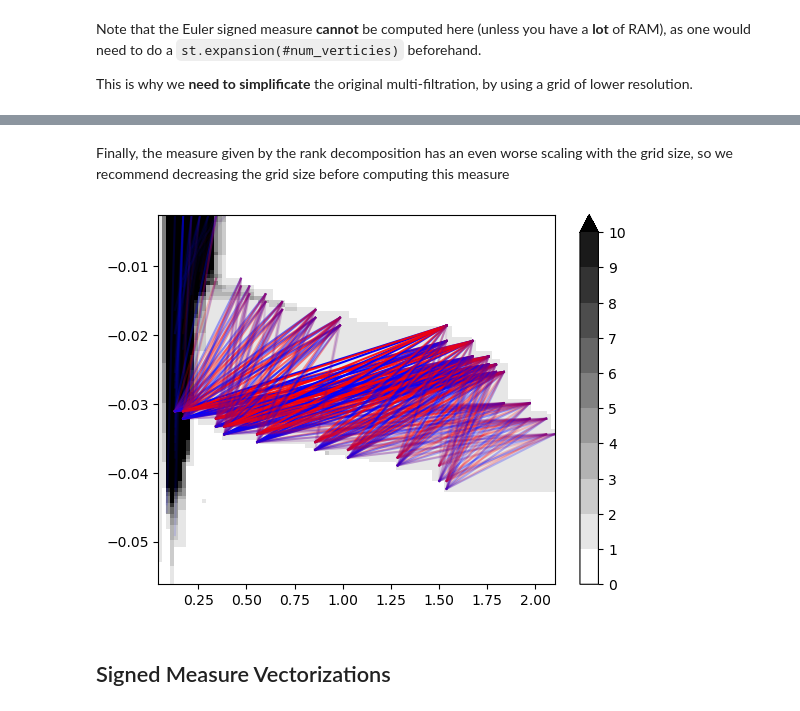
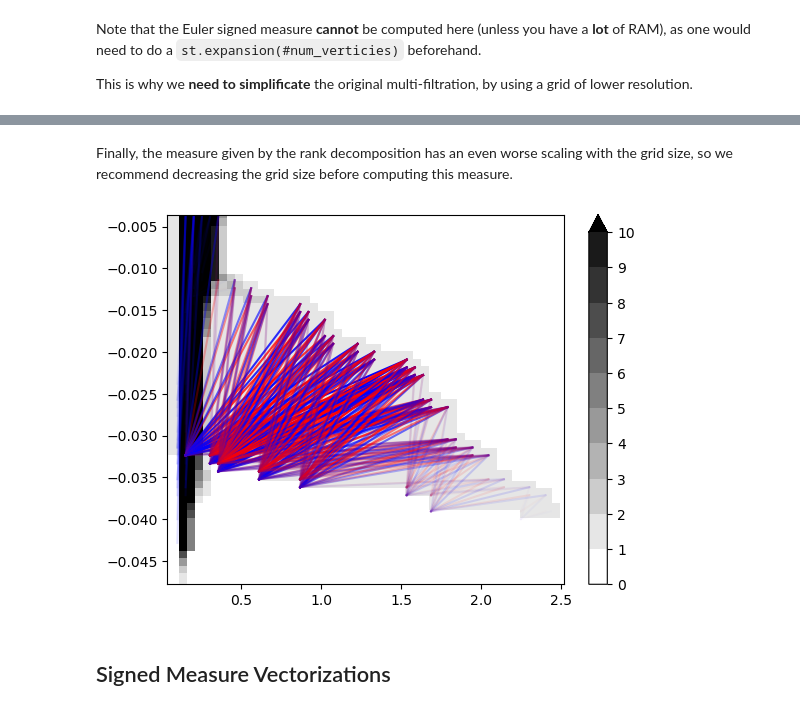
Before and after one commit to DavidLapous/multipers, a Jupyter notebook: docs/notebooks/simplex_tree_by_hand.ipynb, the cells around one changed output, grey strips where cells are left out. Cells and saved outputs as stored; diff of their text form; code cells hidden in the pictures.

```diff
--- a/docs/notebooks/simplex_tree_by_hand.ipynb
+++ b/docs/notebooks/simplex_tree_by_hand.ipynb
@@ -3,8 +4,6 @@ import multipers as mp
 import numpy as np
 import gudhi as gd
 import matplotlib.pyplot as plt
-# %%
-mp.simplex_tree_multi.SAFE_CONVERSION=True ## Enable this if you encounter crashes.
 # %% [markdown]
 # Custom multi-filtrations
 # %% [markdown]
@@ -71,7 +70,7 @@ from multipers.data import noisy_annulus
 X = noisy_annulus(n1=1000, n2=1000) # 1000 points on the annulus, 500 points on the square.
 plt.scatter(X[:,0], X[:,1], s=5, c='k');plt.gca().set_aspect(1);
 # Gudhi SimplexTree
-st = gd.RipsComplex(points=X, max_edge_length=2.1, sparse=.2).create_simplex_tree()
+st = gd.RipsComplex(points=X, sparse=.2).create_simplex_tree()
 # SimplexTreeMulti, with 2 parameters
 st = mp.SimplexTreeMulti(st, num_parameters=2)
 # %% [output]
@@ -157,18 +160,17 @@ sm_euler = mp.signed_measure(st_coord,degree=None,plot=True) # degree=None autom
 # %% [markdown]
-Finally, the measure given by the rank decomposition has an even worse scaling with the grid size, so we recommend decreasing the grid size before computing this measure
+Finally, the measure given by the rank decomposition has an even worse scaling with the grid size, so we recommend decreasing the grid size before computing this measure.
 # %%
 ## The rank invariant can be even slower to compute; it is in particular very affected by the resolution.
-st_coord = st.grid_squeeze(grid_strategy="regular_closest", resolution=50)
-st_coord.collapse_edges(full=True, ignore_warning=True)
+st_coord = st.grid_squeeze(grid_strategy="regular_closest", resolution=50) # Arguments for grid computation can also be provided instead of the grid
+st_coord.collapse_edges(-2, ignore_warning=True)
 sm_rank, = mp.signed_measure(st_coord,degrees=[1], invariant="rank")
-st_copy = st.grid_squeeze(grid_strategy="regular_closest", resolution=200)
-sm_hilbert1 = mp.signed_measure(st_copy, degree=1, invariant="hilbert")
-pts, weights = sm_hilbert1[0]
+sm_hilbert1 = mp.signed_measure(st_coord, degree=1, invariant="hilbert")
+(pts, weights), = sm_hilbert1
 hf, grid = mp.point_measure_integration.integrate_measure(pts,weights, return_grid=True)
 mp.plots.plot_surface(grid, hf, discrete_surface=True)
 mp.plots.plot_signed_measure(sm_rank)
 # %% [output]
-[figure, old version]
+[figure, new version]
 # %% [markdown]
 ## Signed Measure Vectorizations
 # %% [markdown]
```
Also changed, not shown: parts of 19 cells of this notebook.
